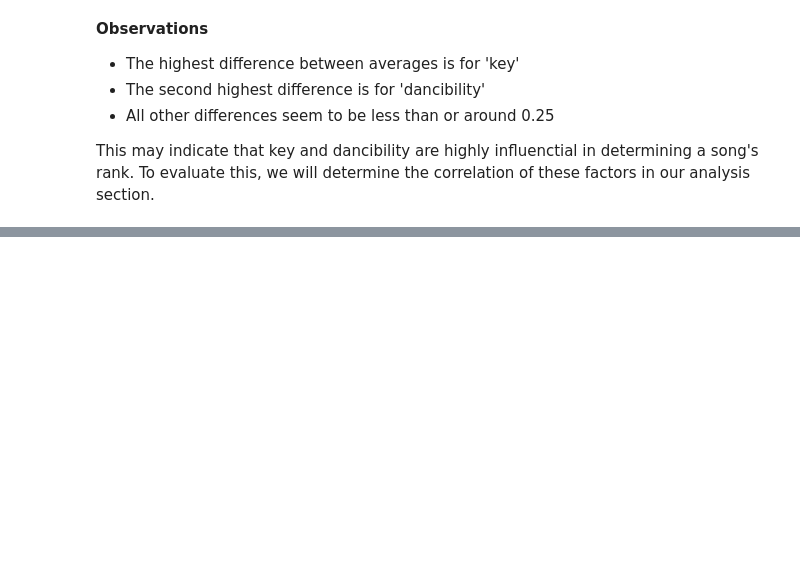
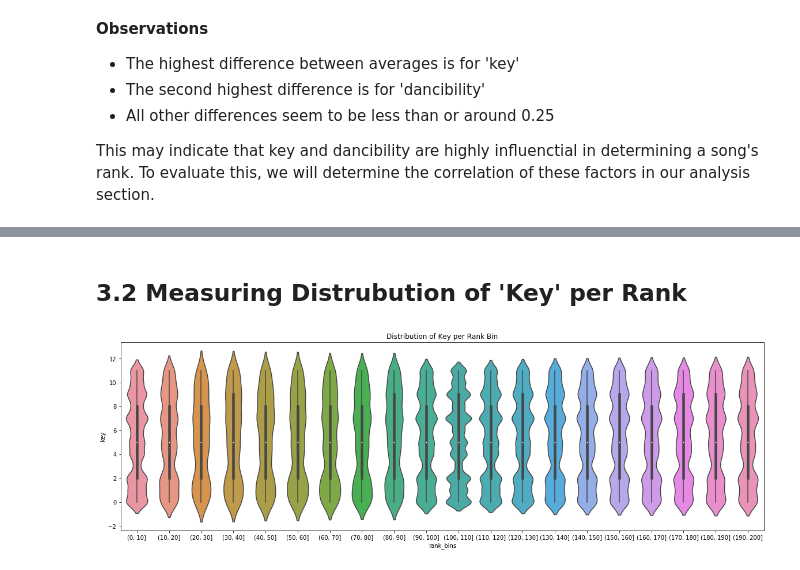
Before and after one commit to yashaslokesh/cmsc320-fall-19-final, a Jupyter notebook: exploring_data.ipynb, the cells around one changed output, grey strips where cells are left out. Cells and saved outputs as stored; diff of their text form; code cells hidden in the pictures; blank space fills up the shorter version.

```diff
--- a/exploring_data.ipynb
+++ b/exploring_data.ipynb
@@ -284,0 +313,6 @@ This may indicate that key and dancibility are highly influenctial in determinin
+# %%
+#convert rank column to int for binning
+acoustic_features['rank'] = acoustic_features['rank'].astype(int)
+#bin rank values
+acoustic_features['rank_bins'] = pd.cut(acoustic_features['rank'], np.arange(0,201,10))
+acoustic_features.loc[0:5,'rank':'rank_bins']
@@ -284,0 +327,9 @@ This may indicate that key and dancibility are highly influenctial in determinin
+# %% [markdown]
+## 3.2 Measuring Distrubution of 'Key' per Rank
+# %%
+#plot distributions for key value
+plt.figure(figsize=(20, 6))
+plt.title("Distribution of Key per Rank Bin")
+ax = sns.violinplot(x=acoustic_features["rank_bins"], y=acoustic_features['key'])
+# %% [output]
+[figure, added]
```
Also changed, not shown: parts of 41 cells of this notebook, 4 other files.
